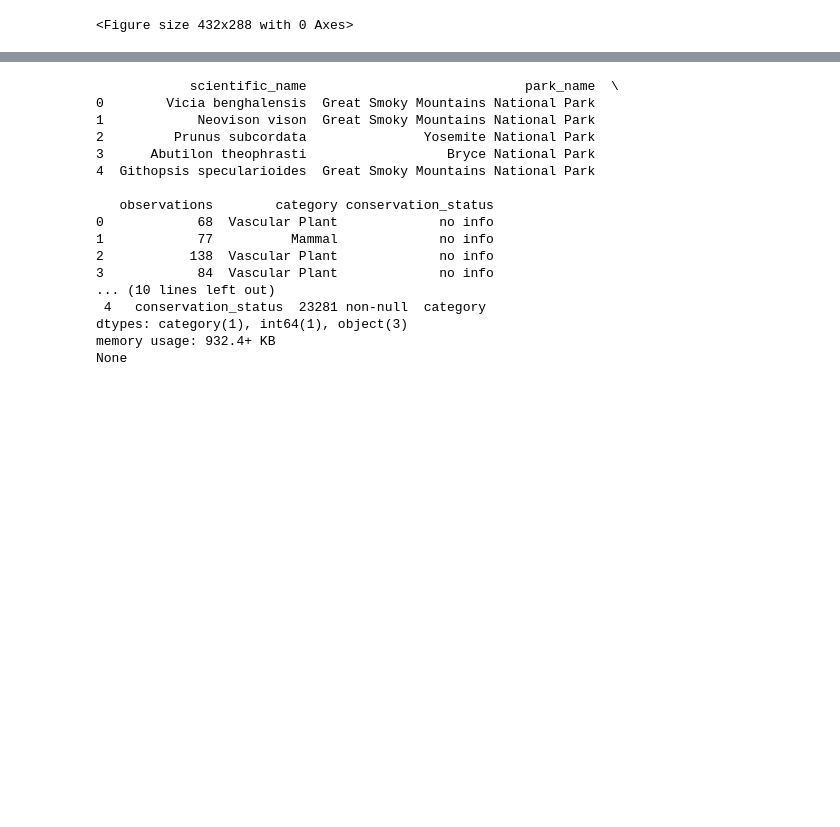
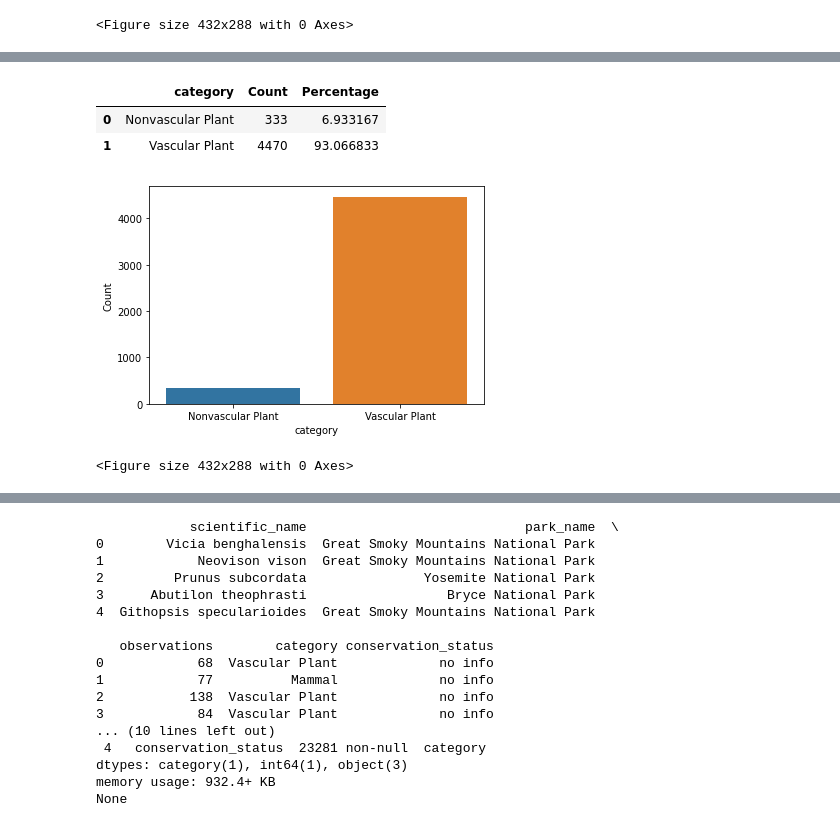
Before and after one commit to R0go/BioDiversity, a Jupyter notebook: biodiversity.ipynb, the cells around one changed output, grey strips where cells are left out. Cells and saved outputs as stored; diff of their text form; code cells hidden in the pictures; blank space fills up the shorter version.

```diff
--- a/biodiversity.ipynb
+++ b/biodiversity.ipynb
@@ -200,0 +219,16 @@ plt.clf()
+# %%
+species_grouping_plants = species_info[species_info.Kingdom =='Plant'].groupby('category').size().reset_index()
+species_grouping_plants.columns= ['category', 'Count']
+species_grouping_plants['Percentage'] = species_grouping_plants.Count / species_info[species_info.Kingdom =='Plant'].shape[0] * 100
+species_grouping_plants
+# %% [output]
+|  | category | Count | Percentage |
+| 0 | Nonvascular Plant | 333 | 6.933167 |
+| 1 | Vascular Plant | 4470 | 93.066833 |
+# %%
+sns.barplot(data=species_grouping_plants, x="category", y='Count')
+plt.show()
+plt.clf()
+# %% [output]
+[figure, added]
+<Figure size 432x288 with 0 Axes>
```
Also changed, not shown: parts of 5 cells of this notebook.
